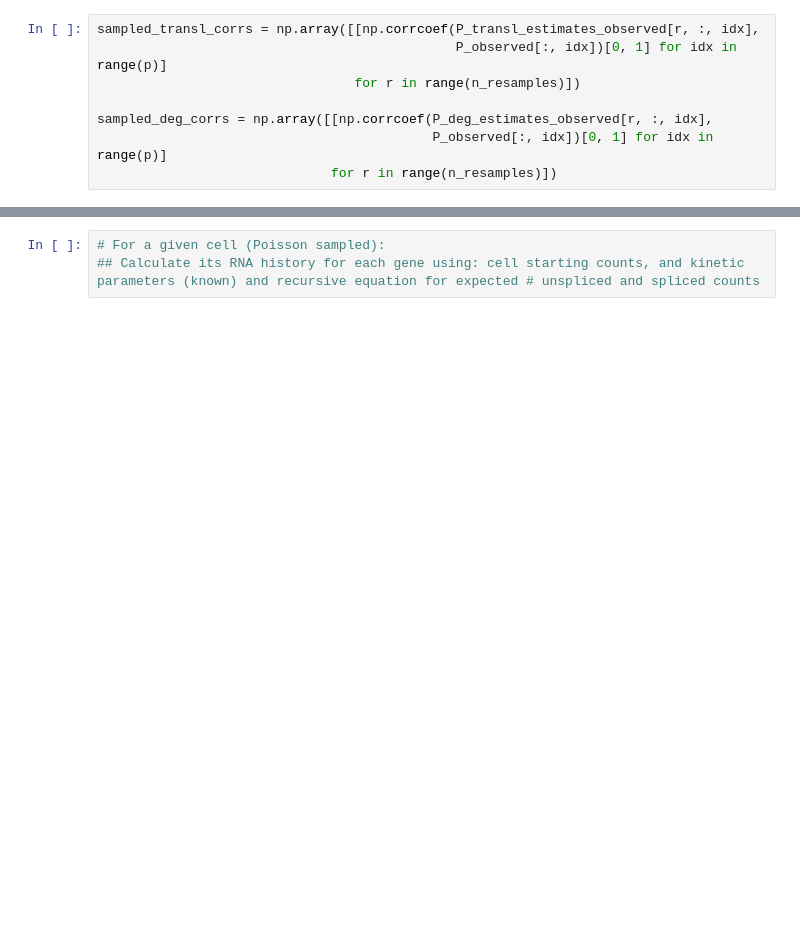
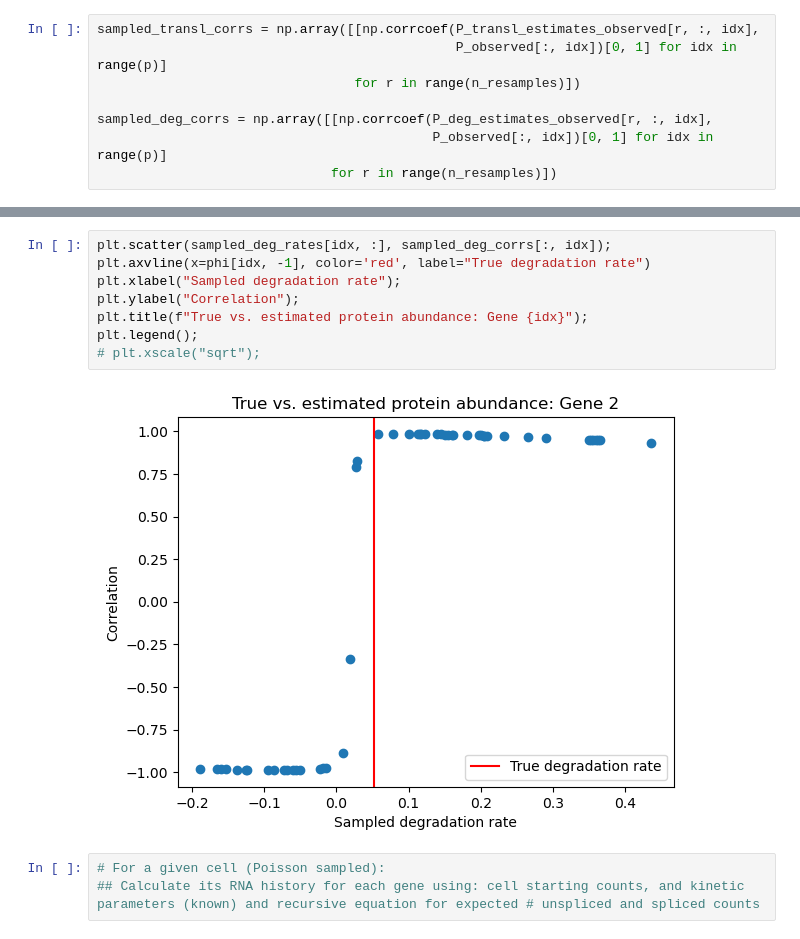
Before and after one commit to reliscu/chronocell_simulations, a Jupyter notebook: simulate_protein_imputation.ipynb, the cells around one changed output, grey strips where cells are left out. Saved outputs shown, nothing was run; the diff lists cells and outputs as text; blank space fills up the shorter version.

```diff
--- a/simulate_protein_imputation.ipynb
+++ b/simulate_protein_imputation.ipynb
@@ -96,3 +96,13 @@ plt.legend();
+# %%
+plt.scatter(sampled_deg_rates[idx, :], sampled_deg_corrs[:, idx]);
+plt.axvline(x=phi[idx, -1], color='red', label="True degradation rate")
+plt.xlabel("Sampled degradation rate");
+plt.ylabel("Correlation");
+plt.title(f"True vs. estimated protein abundance: Gene {idx}");
+plt.legend();
+# plt.xscale("sqrt");
+# %% [output]
+[figure, added]
 # %%
 # For a given cell (Poisson sampled):
 ## Calculate its RNA history for each gene using: cell starting counts, and kinetic parameters (known) and recursive equation for expected # unspliced and spliced counts
```
Also changed, not shown: parts of 8 cells of this notebook, 1 other file.
